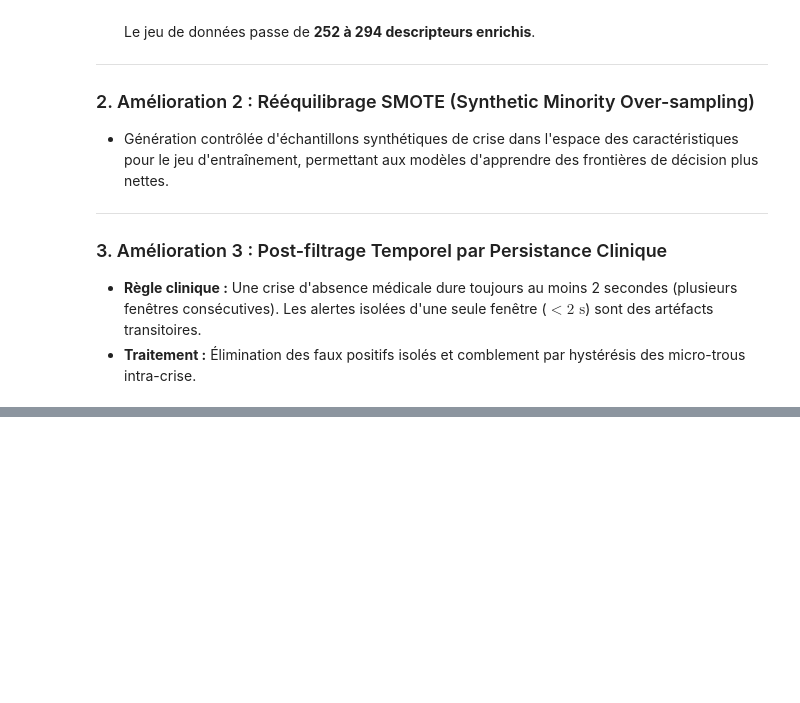
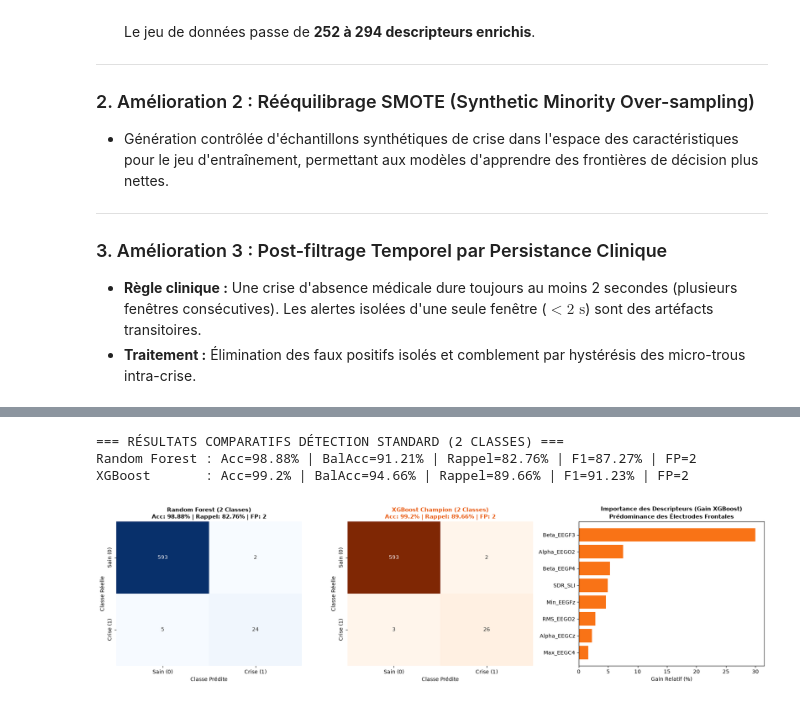
Before and after one commit to eya-boukeri/EEG-Absence-Seizure-Detection, a Jupyter notebook: mini_projet_eeg.ipynb, the cells around one changed output, grey strips where cells are left out. Drawn from its saved outputs; the diff is of its cells as text; code cells hidden in the pictures; blank space fills up the shorter version.

Commit message:
feat: mise a jour du dashboard EEG, moteur d'analyse multi-canaux et scripts d'automatisation

```diff
--- a/mini_projet_eeg.ipynb
+++ b/mini_projet_eeg.ipynb
@@ -1059,0 +1124,46 @@ plt.show()
+# %%
+# ==============================================================================
+# PARTIE XIII : Évaluation Comparée 2-Classes — Random Forest vs XGBoost
+# ==============================================================================
+import engine
+import matplotlib.pyplot as plt
+import seaborn as sns
+import numpy as np
+
+# Évaluation via le moteur unifié (294 descripteurs multi-électrodes + post-filtrage)
+res_rf_2c = engine.train_and_evaluate(channel='ALL', model_name='Random Forest', include_pre_ictal=False)
+res_xgb_2c = engine.train_and_evaluate(channel='ALL', model_name='XGBoost', include_pre_ictal=False)
+
+print("=== RÉSULTATS COMPARATIFS DÉTECTION STANDARD (2 CLASSES) ===")
+print(f"Random Forest : Acc={res_rf_2c['metrics']['accuracy']}% | BalAcc={res_rf_2c['metrics']['balanced_accuracy']}% | Rappel={res_rf_2c['metrics']['recall']}% | F1={res_rf_2c['metrics']['f1']}% | FP={res_rf_2c['confusion_matrix']['fp']}")
+print(f"XGBoost       : Acc={res_xgb_2c['metrics']['accuracy']}% | BalAcc={res_xgb_2c['metrics']['balanced_accuracy']}% | Rappel={res_xgb_2c['metrics']['recall']}% | F1={res_xgb_2c['metrics']['f1']}% | FP={res_xgb_2c['confusion_matrix']['fp']}")
+
+# Affichage des matrices de confusion 2x2 et des Top Features
+fig, axes = plt.subplots(1, 3, figsize=(18, 5))
+labels_2c = ['Sain (0)', 'Crise (1)']
+
+sns.heatmap(res_rf_2c['confusion_matrix']['matrix'], annot=True, fmt='d', cmap='Blues', cbar=False,
+            xticklabels=labels_2c, yticklabels=labels_2c, ax=axes[0])
+axes[0].set_title(f"Random Forest (2 Classes)\nAcc: {res_rf_2c['metrics']['accuracy']}% | Rappel: {res_rf_2c['metrics']['recall']}% | FP: {res_rf_2c['confusion_matrix']['fp']}")
+axes[0].set_ylabel("Classe Réelle")
+axes[0].set_xlabel("Classe Prédite")
+
+sns.heatmap(res_xgb_2c['confusion_matrix']['matrix'], annot=True, fmt='d', cmap='Oranges', cbar=False,
+            xticklabels=labels_2c, yticklabels=labels_2c, ax=axes[1])
+axes[1].set_title(f"XGBoost Champion (2 Classes)\nAcc: {res_xgb_2c['metrics']['accuracy']}% | Rappel: {res_xgb_2c['metrics']['recall']}% | FP: {res_xgb_2c['confusion_matrix']['fp']}", color='#ea580c')
+axes[1].set_ylabel("Classe Réelle")
+axes[1].set_xlabel("Classe Prédite")
+
+top_xgb = list(res_xgb_2c.get('feature_importances', {}).items())[:8]
+axes1_names = [x[0] for x in top_xgb][::-1]
+axes1_vals = [x[1] * 100 for x in top_xgb][::-1]
+axes[2].barh(axes1_names, axes1_vals, color='#f97316')
+axes[2].set_title("Importance des Descripteurs (Gain XGBoost)\nFocalisation Électrodes Frontales (Beta F3/F4)")
+axes[2].set_xlabel("Gain Relatif (%)")
+plt.tight_layout()
+plt.show()
+# %% [output]
+=== RÉSULTATS COMPARATIFS DÉTECTION STANDARD (2 CLASSES) ===
+Random Forest : Acc=98.88% | BalAcc=91.21% | Rappel=82.76% | F1=87.27% | FP=2
+XGBoost       : Acc=99.2% | BalAcc=94.66% | Rappel=89.66% | F1=91.23% | FP=2
+[figure, added]
```
Also changed, not shown: parts of 22 cells of this notebook, 12 other files.
